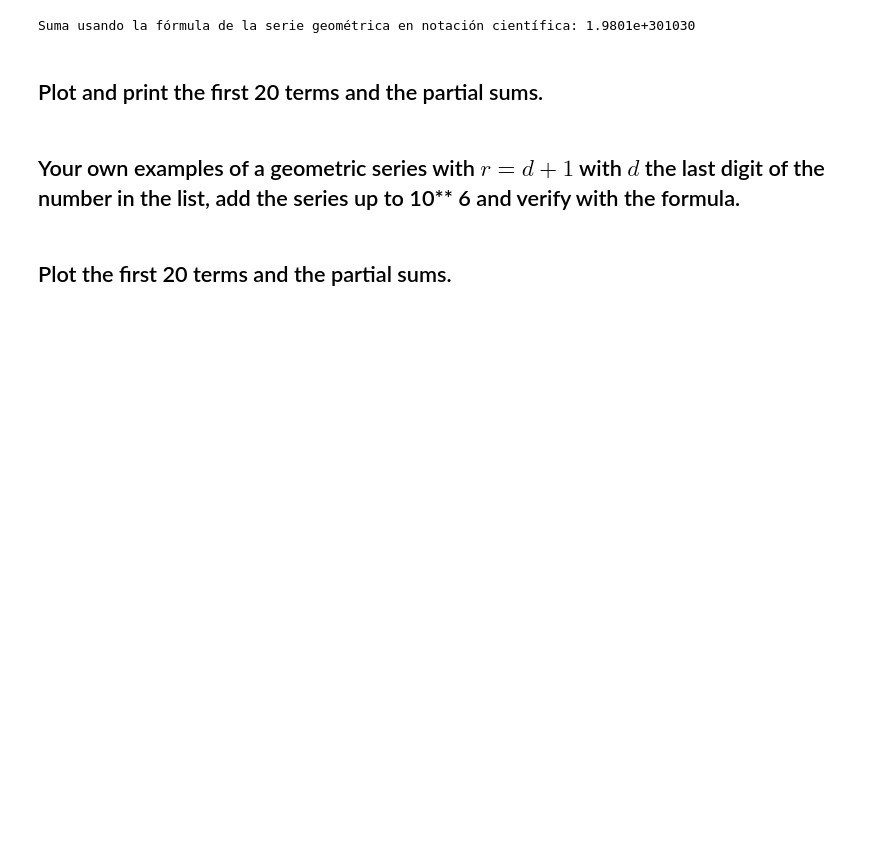
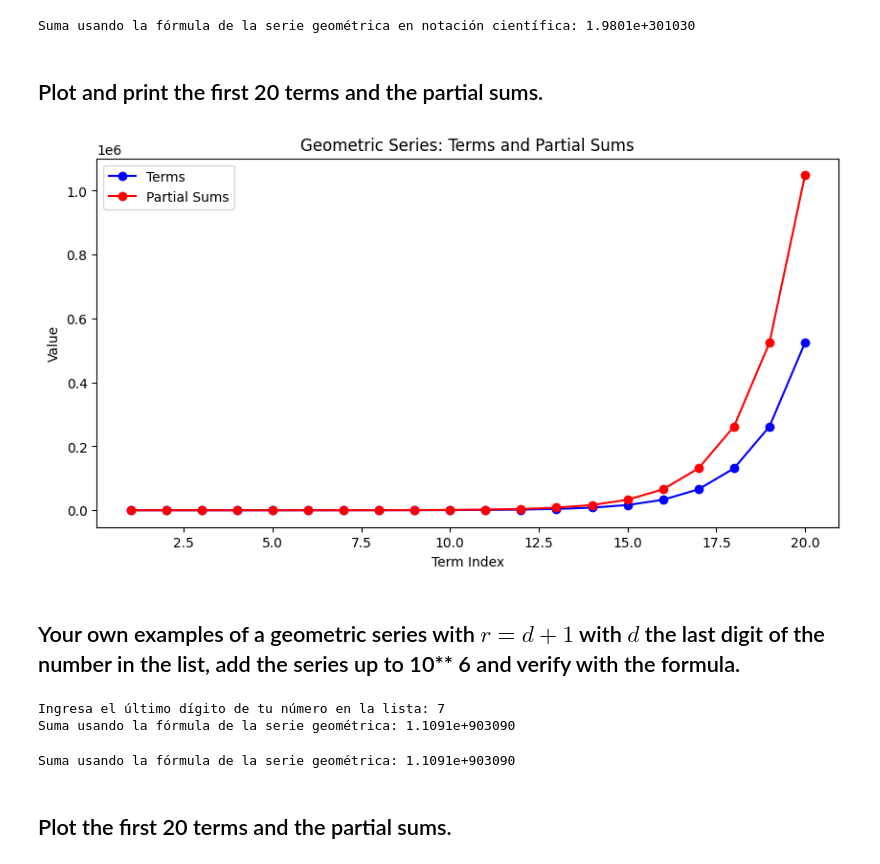
Before and after one commit to lpedraoss/Algorithm-labs, a Jupyter notebook: lab1.ipynb, the cells around one changed output. Drawn from its saved outputs; the diff is of its cells as text; code cells hidden in the pictures; blank space fills up the shorter version.

```diff
--- a/lab1.ipynb
+++ b/lab1.ipynb
@@ -368,7 +368,69 @@ print(f"Suma usando la fórmula de la serie geométrica en notación científica
 Suma usando la fórmula de la serie geométrica en notación científica: 1.9801e+301030
 # %% [markdown]
 ## Plot and  print the first 20 terms and the partial sums.
+# %%
+import matplotlib.pyplot as plt
+import numpy as np
+
+def sum_geometric_series(r, n):
+    return (r**(n+1) - 1) // (r - 1)
+
+r = 2
+n = 20
+
+# Calcular los primeros 20 términos y sus sumas parciales
+terms = [r**i for i in range(n)]
+partial_sums = [sum_geometric_series(r, i) for i in range(n)]
+
+# Crear un array con los índices de los términos
+indices = np.arange(1, n+1)
+
+# Crear una nueva figura
+plt.figure(figsize=(10, 5))
+
+# Graficar los términos y las sumas parciales
+plt.plot(indices, terms, 'bo-', label='Terms')
+plt.plot(indices, partial_sums, 'ro-', label='Partial Sums')
+
+# Agregar etiquetas y leyenda
+plt.title('Geometric Series: Terms and Partial Sums')
+plt.xlabel('Term Index')
+plt.ylabel('Value')
+plt.legend()
+
+# Mostrar la gráfica
+plt.show()
+# %% [output]
+[figure, added]
 # %% [markdown]
 ## Your own examples of a geometric series with  $r =d+1$ with $d$  the last digit of the number in the list, add the series up to 10** 6 and verify with the formula.
+# %%
+
+from decimal import Decimal, getcontext
+
+def sum_geometric_series(r, n):
+    return (r**(n+1) - 1) // (r - 1)
+
+# Ajustamos la precisión de los decimales
+getcontext().prec = 50
+
+# Obtén el último dígito de tu número
+d = int(input("Ingresa el último dígito de tu número en la lista: "))
+# Calcula r y n
+r = d + 1
+n = 10**6
+
+# Realiza la suma usando la fórmula de la serie geométrica
+
+sum_formula = Decimal(sum_geometric_series(r, n))
+# %% [output]
+Ingresa el último dígito de tu número en la lista: 7
+Suma usando la fórmula de la serie geométrica: 1.1091e+903090
+# %%
+
+# Imprime el resultado en notación científica
+print(f"Suma usando la fórmula de la serie geométrica: {format(sum_formula, '.4e')}")
+# %% [output]
+Suma usando la fórmula de la serie geométrica: 1.1091e+903090
 # %% [markdown]
 ##  Plot the first 20 terms and the partial sums.
```
Also changed, not shown: parts of 4 cells of this notebook.
